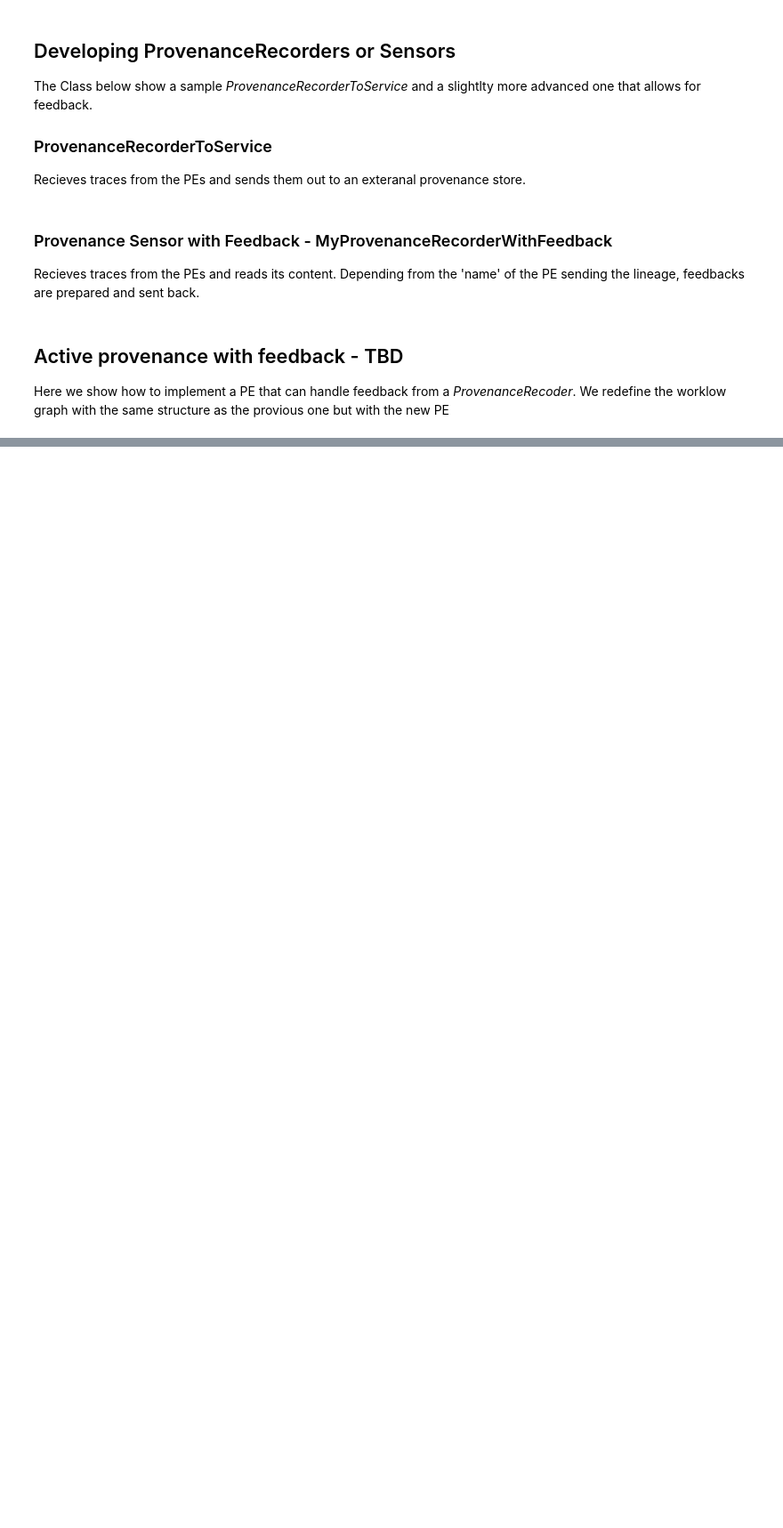
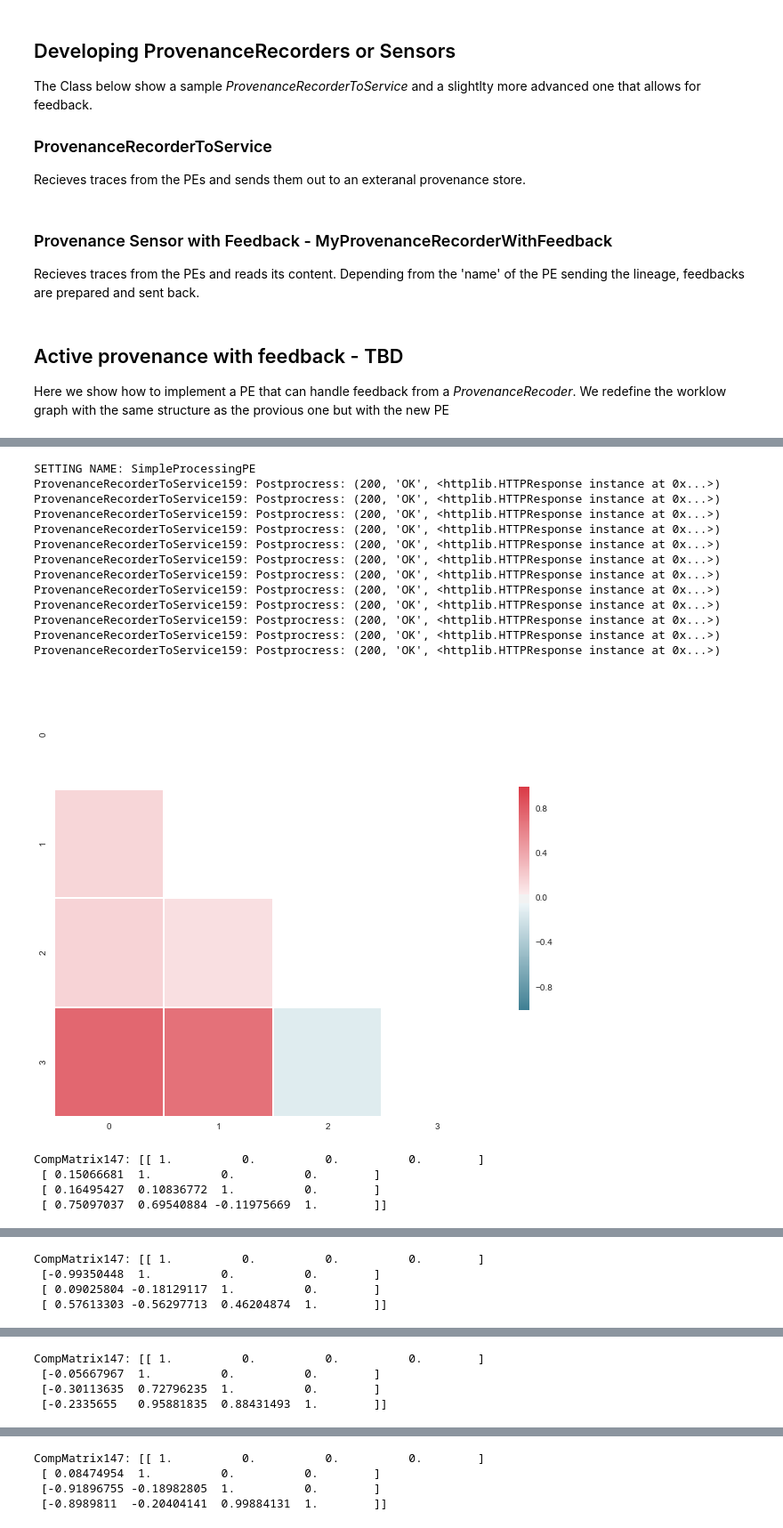
Before and after one commit to dispel4py2-0/Dispel4Py, a Jupyter notebook: d4py-prov-xcorrelation-example.ipynb, the cells around one changed output, grey strips where cells are left out. Shown: that part at 89% size. Saved outputs shown, nothing was run; the diff lists cells and outputs as text; code cells hidden in the pictures; blank space fills up the shorter version.

```diff
--- a/d4py-prov-xcorrelation-example.ipynb
+++ b/d4py-prov-xcorrelation-example.ipynb
@@ -728,14 +792,0 @@ As a temporary requirement, feedback workflows have to bee executed in multiproc
-# %%
-#Launch in multi process
-
-import argparse
-from dispel4py.new.multi_process import process
-
-args = argparse.Namespace
-args.num = 24
-args.simple = False
-graph = createGraphWithProv()
-process(graph, inputs=input_data, args=args)
-
-
-#process_and_return(graph, input_data)
@@ -741,0 +797,26 @@ process(graph, inputs=input_data, args=args)
+# %%
+#graph = createGraphWithProv()
+#Launch in simple process
+start_time = time.time()
+process_and_return(graph, input_data)
+elapsed_time = time.time() - start_time
+print ("ELAPSED TIME: "+str(elapsed_time))
+# %% [output]
+SETTING NAME: SimpleProcessingPE
+ProvenanceRecorderToService159: Postprocress: (200, 'OK', <httplib.HTTPResponse instance at 0x...>)
+ProvenanceRecorderToService159: Postprocress: (200, 'OK', <httplib.HTTPResponse instance at 0x...>)
+ProvenanceRecorderToService159: Postprocress: (200, 'OK', <httplib.HTTPResponse instance at 0x...>)
+ProvenanceRecorderToService159: Postprocress: (200, 'OK', <httplib.HTTPResponse instance at 0x...>)
+ProvenanceRecorderToService159: Postprocress: (200, 'OK', <httplib.HTTPResponse instance at 0x...>)
+ProvenanceRecorderToService159: Postprocress: (200, 'OK', <httplib.HTTPResponse instance at 0x...>)
+ProvenanceRecorderToService159: Postprocress: (200, 'OK', <httplib.HTTPResponse instance at 0x...>)
+ProvenanceRecorderToService159: Postprocress: (200, 'OK', <httplib.HTTPResponse instance at 0x...>)
+ProvenanceRecorderToService159: Postprocress: (200, 'OK', <httplib.HTTPResponse instance at 0x...>)
+ProvenanceRecorderToService159: Postprocress: (200, 'OK', <httplib.HTTPResponse instance at 0x...>)
+ProvenanceRecorderToService159: Postprocress: (200, 'OK', <httplib.HTTPResponse instance at 0x...>)
+ProvenanceRecorderToService159: Postprocress: (200, 'OK', <httplib.HTTPResponse instance at 0x...>)
+[figure, added]
+CompMatrix147: [[ 1.          0.          0.          0.        ]
+ [ 0.15066681  1.          0.          0.        ]
+ [ 0.16495427  0.10836772  1.          0.        ]
+ [ 0.75097037  0.69540884 -0.11975669  1.        ]]
@@ -741,0 +824,4 @@ process(graph, inputs=input_data, args=args)
+CompMatrix147: [[ 1.          0.          0.          0.        ]
+ [-0.99350448  1.          0.          0.        ]
+ [ 0.09025804 -0.18129117  1.          0.        ]
+ [ 0.57613303 -0.56297713  0.46204874  1.        ]]
@@ -741,0 +829,4 @@ process(graph, inputs=input_data, args=args)
+CompMatrix147: [[ 1.          0.          0.          0.        ]
+ [-0.05667967  1.          0.          0.        ]
+ [-0.30113635  0.72796235  1.          0.        ]
+ [-0.2335655   0.95881835  0.88431493  1.        ]]
@@ -741,0 +834,4 @@ process(graph, inputs=input_data, args=args)
+CompMatrix147: [[ 1.          0.          0.          0.        ]
+ [ 0.08474954  1.          0.          0.        ]
+ [-0.91896755 -0.18982805  1.          0.        ]
+ [-0.8989811  -0.20404141  0.99884131  1.        ]]
```
Also changed, not shown: parts of 13 cells of this notebook, 1 other file.
